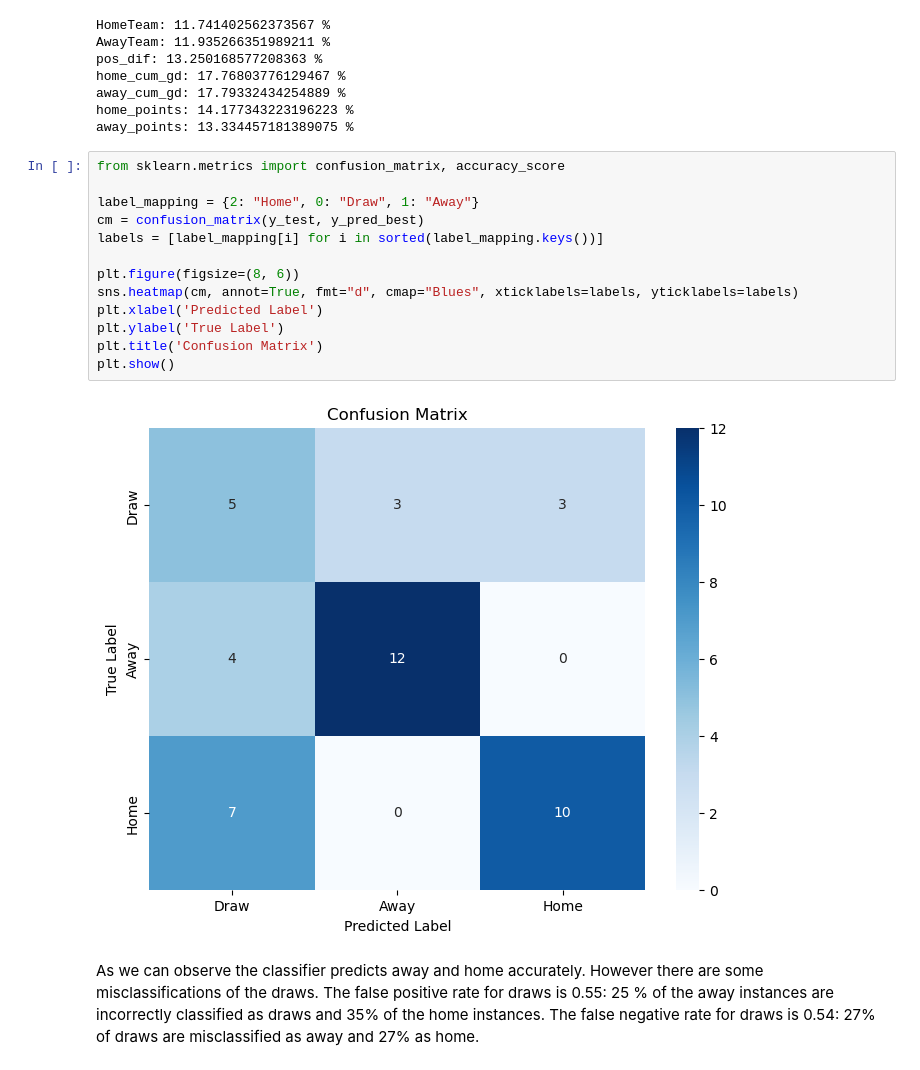
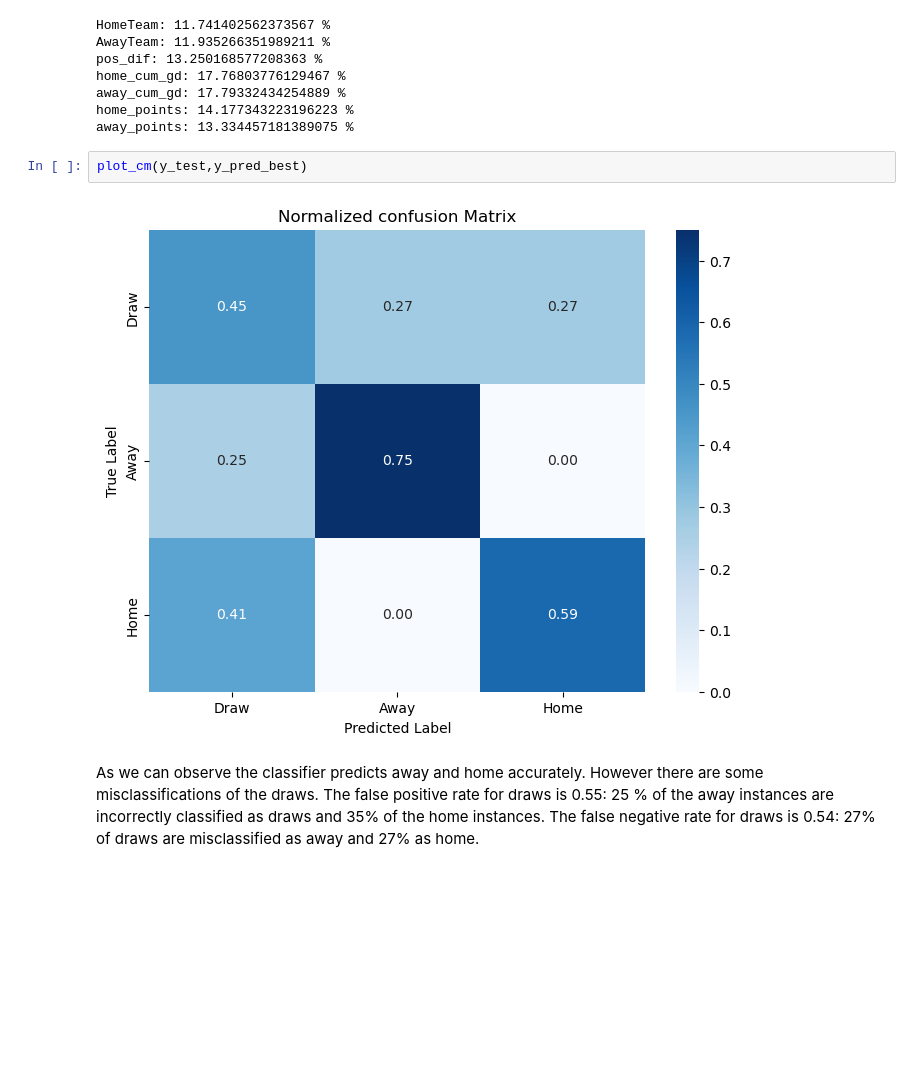
Before and after one commit to evaristo-va/Football-predictor, a Jupyter notebook: predictor_football.ipynb, the cells around one changed output. Saved outputs shown, nothing was run; the diff lists cells and outputs as text; blank space fills up the shorter version.

```diff
--- a/predictor_football.ipynb
+++ b/predictor_football.ipynb
@@ -516,21 +528,10 @@ home_cum_gd: 17.76803776129467 %
 away_cum_gd: 17.79332434254889 %
 home_points: 14.177343223196223 %
 away_points: 13.334457181389075 %
-# %%
-from sklearn.metrics import confusion_matrix, accuracy_score
-
-label_mapping = {2: "Home", 0: "Draw", 1: "Away"}
-cm = confusion_matrix(y_test, y_pred_best)
-labels = [label_mapping[i] for i in sorted(label_mapping.keys())]
-
-plt.figure(figsize=(8, 6))
-sns.heatmap(cm, annot=True, fmt="d", cmap="Blues", xticklabels=labels, yticklabels=labels)
-plt.xlabel('Predicted Label')
-plt.ylabel('True Label')
-plt.title('Confusion Matrix')
-plt.show()
-# %% [output]
-[figure, removed]
+# %%
+plot_cm(y_test,y_pred_best)
+# %% [output]
+[figure, added]
 # %% [markdown]
 As we can observe the classifier predicts away and home accurately. However there are some misclassifications of the draws. The false positive rate for draws is 0.55: 25 % of the away instances are incorrectly classified as draws and 35% of the home instances. The false negative rate for draws is 0.54: 27% of draws are misclassified as away and 27% as home.
 # %% [markdown]
```
Also changed, not shown: parts of 3 cells of this notebook.
